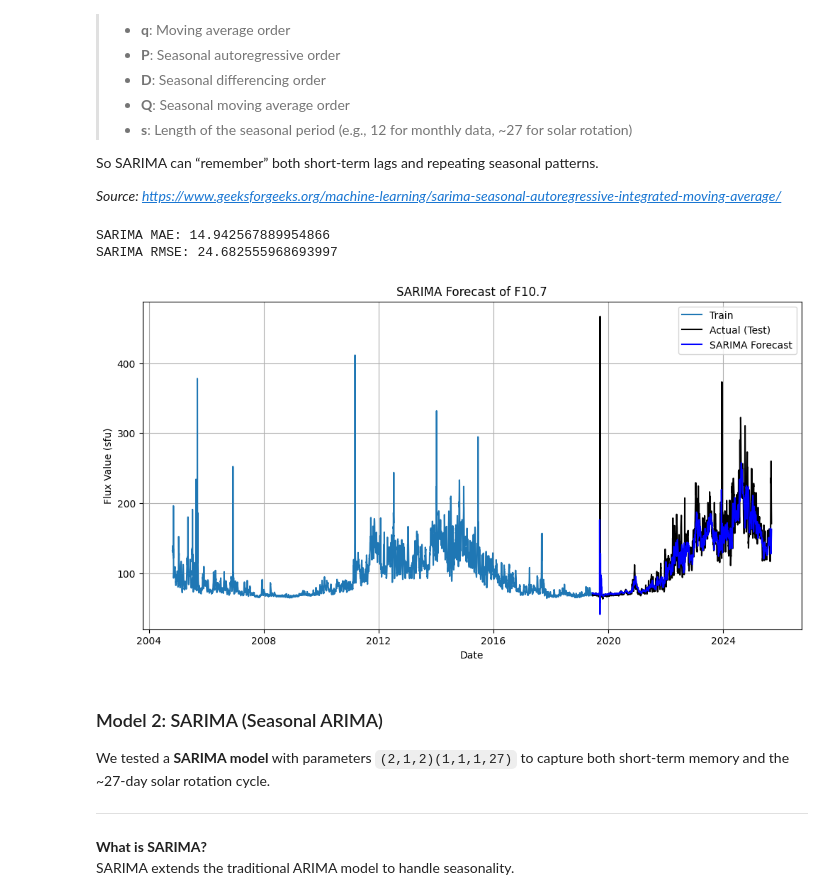
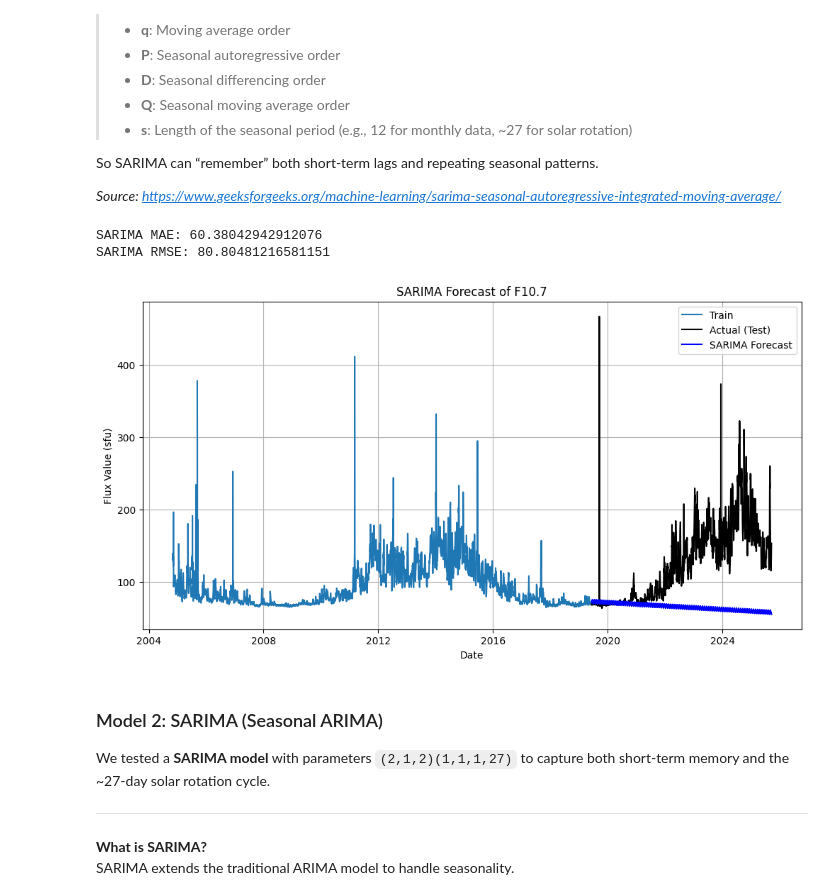
Before and after one commit to csula-aero-25-26/forecast-model, a Jupyter notebook: f107-baseline/baseline.ipynb, the cells around one changed output. Saved outputs shown, nothing was run; the diff lists cells and outputs as text; code cells hidden in the pictures.

```diff
--- a/f107-baseline/baseline.ipynb
+++ b/f107-baseline/baseline.ipynb
@@ -296,18 +296,17 @@ So SARIMA can “remember” both short-term lags and repeating seasonal pattern
 
 *Source: https://www.geeksforgeeks.org/machine-learning/sarima-seasonal-autoregressive-integrated-moving-average/*
 # %%
-# Converts dataframe to a series
+import statsmodels.api as sm
+
+# Convert dataframe to series
 series = df.set_index("date")["fluxadjflux"]
+series = series.asfreq("D")  # daily frequency
 
-# Assign daily frequency (since F10.7 is daily)
-series = series.asfreq("D")
-
-# Split into training + testing sets
+# Split into training/testing sets
 split = int(0.7 * len(series))
 train, test = series.iloc[:split], series.iloc[split:]
 
-import statsmodels.api as sm
-
+# SARIMA model
 model = sm.tsa.statespace.SARIMAX(
     train,
     order=(2,1,2),
@@ -316,18 +315,17 @@ model = sm.tsa.statespace.SARIMAX(
     enforce_invertibility=False
 )
 
-
-results = model.fit(disp=True, maxiter=200)
+results = model.fit(disp=False, maxiter=200)
 # %%
-# Convert and align
-y_pred = y_pred.values if hasattr(y_pred, "values") else y_pred
-y_true = test.values
+# Forecast
+forecast = results.get_forecast(steps=len(test))
+y_pred = forecast.predicted_mean
 
-n = min(len(y_true), len(y_pred))
-y_true = y_true[:n]
-y_pred = y_pred[:n]
+# Align test and forecast (same index, same length)
+y_true, y_pred = test.align(y_pred, join="inner")
 
-mask = np.isfinite(y_true) & np.isfinite(y_pred)
+# Drop NaNs from both
+mask = y_true.notna() & y_pred.notna()
 y_true = y_true[mask]
 y_pred = y_pred[mask]
 
@@ -338,22 +336,22 @@ rmse = np.sqrt(mean_squared_error(y_true, y_pred))
 print("SARIMA MAE:", mae)
 print("SARIMA RMSE:", rmse)
 # %% [output]
-SARIMA MAE: 14.942567889954866
-SARIMA RMSE: 24.682555968693997
+SARIMA MAE: 60.38042942912076
+SARIMA RMSE: 80.80481216581151
 # %%
 # Plot
 plt.figure(figsize=(12,6))
 plt.plot(train.index, train, label="Train")
-plt.plot(test_index, y_true, label="Actual (Test)", color="black")
-plt.plot(test_index, y_pred, label="SARIMA Forecast", color="blue")
-plt.title("SARIMA Forecast of F10.7")b
+plt.plot(y_true.index, y_true, label="Actual (Test)", color="black")
+plt.plot(y_pred.index, y_pred, label="SARIMA Forecast", color="blue")
+plt.title("SARIMA Forecast of F10.7")
 plt.xlabel("Date")
 plt.ylabel("Flux Value (sfu)")
 plt.legend()
 plt.grid(True)
 plt.show()
 # %% [output]
-[figure, old version]
+[figure, new version]
 # %% [markdown]
 ### Model 2: SARIMA (Seasonal ARIMA)
 
```
Also changed, not shown: parts of 13 cells of this notebook.
